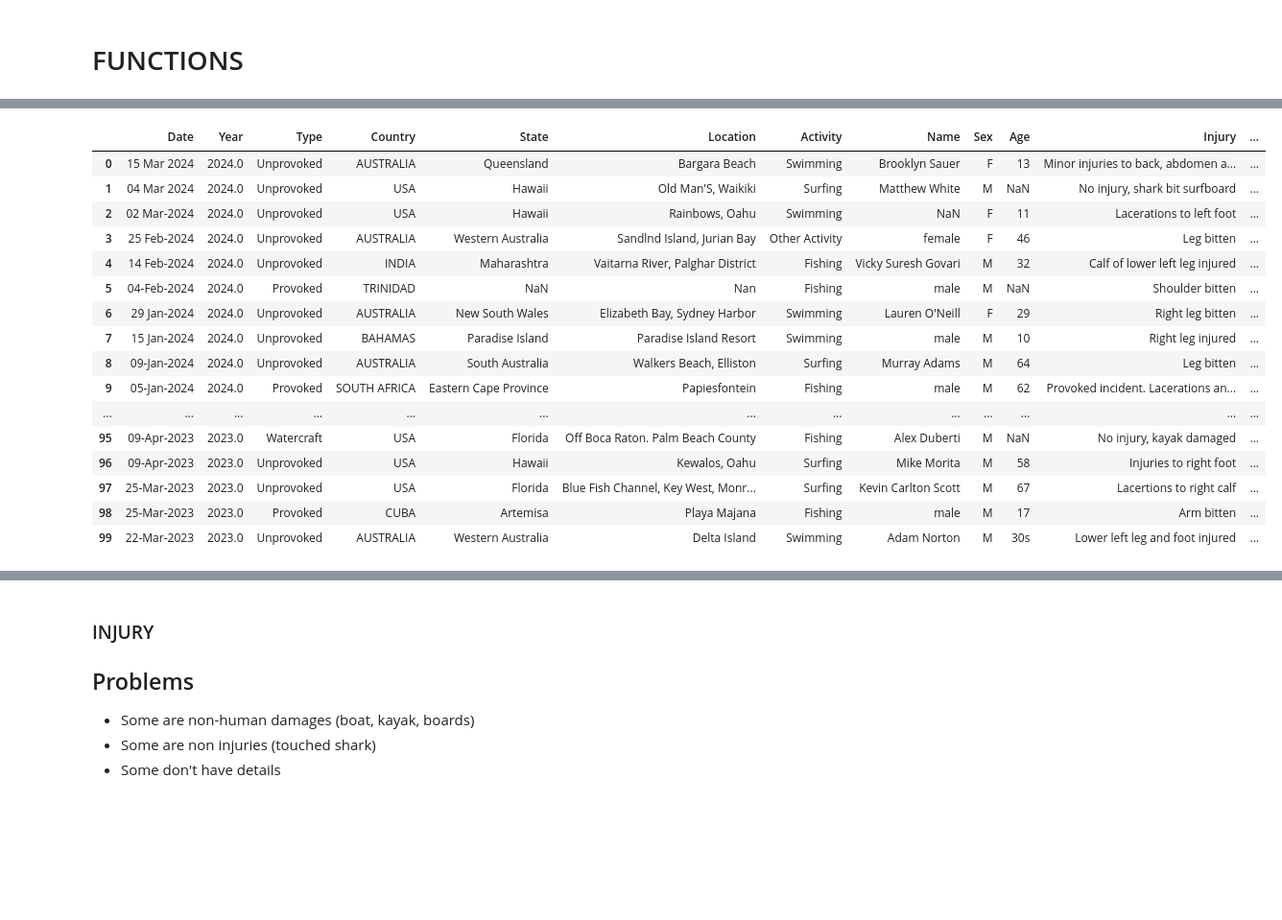
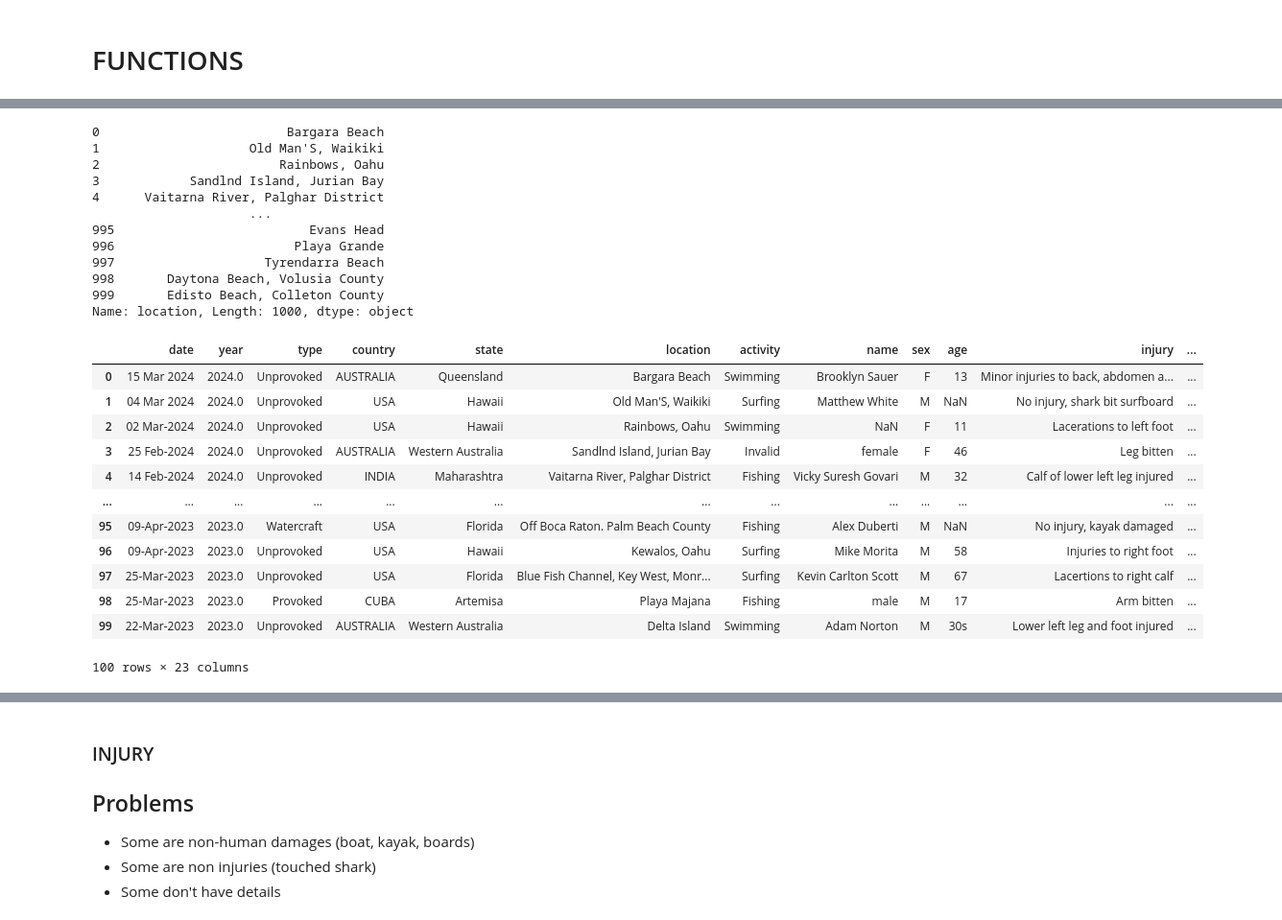
Before and after one commit to JimiHenning/Shark-Quest, a Jupyter notebook: main.ipynb, the cells around one changed output, grey strips where cells are left out. Shown at 96% size. Drawn from its saved outputs; the diff is of its cells as text; code cells hidden in the pictures; blank space fills up the shorter version.

```diff
--- a/main.ipynb
+++ b/main.ipynb
@@ -112,8 +159,12 @@ shark_attacks """
+# %%
+#Remove duplicates
+#Drop perfect duplicates
+shark_attacks.drop_duplicates(keep=False, inplace=True)
 # %% [markdown]
 # FUNCTIONS
 # %%
-#Hennings functions
-    #Merge categories : (*categories to be merged, target) - Henning
+# Hennings functions
+# Merge categories : (*categories to be merged, target) - Henning
 
 
 def merge_values(row, arg1, *args):
@@ -123,6 +174,13 @@ def merge_values(row, arg1, *args):
         return row
 
 
-shark_df["Type"] = shark_df["Type"].apply(lambda x: merge_values(x, "Invalid", "Questionable", "Unconfirmed", "?",'Unverified','Under investigation'))
-shark_df["Type"] = shark_df["Type"].apply(lambda x: merge_values(x, "Provoked", " Provoked"))
-shark_df["Type"] = shark_df["Type"].apply(lambda x: merge_values(x, "Watercraft", "Boat"))
+shark_attacks['type'].unique()
+
+shark_attacks['type'] = shark_attacks['type'].apply(merge_values, args=(
+    "Invalid", "Questionable", "Unconfirmed", "?", 'Unverified', 'Under investigation'))
+shark_attacks['type'] = shark_attacks['type'].apply(
+    merge_values, args=("Provoked", " Provoked"))
+shark_attacks['type'] = shark_attacks['type'].apply(
+    merge_values, args=("Watercraft", "Boat"))
+
+shark_attacks['type'].unique()
@@ -129,10 +190,12 @@ shark_df["Type"] = shark_df["Type"].apply(lambda x: merge_values(x, "Watercraft"
 # %%
-#Linh functions
-    #Strip function : strips spaces - Linh
+# Linh functions
+# Strip function : strips spaces - Linh
 def strip_func(df):
     for col in df.columns:
-        df[col] = df[col].apply(lambda x: x.strip() if isinstance(x, str) else x)
+        df[col] = df[col].apply(
+            lambda x: x.strip() if isinstance(x, str) else x)
     return df
 
+
 df_cleaned = strip_func(shark_attacks)
-df_cleaned.head(1000)
+df_cleaned.head(100)
@@ -139,5 +216,6 @@ df_cleaned.head(1000)
 # %%
-df_cleaned['Location'] = df_cleaned['Location'].astype(str)
+df_cleaned['location'] = df_cleaned['location'].astype(str)
+
 
 def clean_data(location):
     location = re.sub(r'\d{1,2}º[NS],\s*\d{1,3}º[EW]', '', location)
@@ -145,46 +223,58 @@ def clean_data(location):
     location = re.sub(r'\s+', ' ', location)
     return location.title()
 
-df_cleaned['Location'] = df_cleaned['Location'].apply(clean_data)
-df_cleaned['Location'].head(1000)
+
+df_cleaned['location'] = df_cleaned['location'].apply(clean_data)
+df_cleaned['location'].head(1000)
+# %% [output]
+0                         Bargara Beach
+1                    Old Man'S, Waikiki
+2                        Rainbows, Oahu
+3            Sandlnd Island, Jurian Bay
+4      Vaitarna River, Palghar District
+                     ...
+995                          Evans Head
+996                        Playa Grande
+997                    Tyrendarra Beach
+998       Daytona Beach, Volusia County
+999       Edisto Beach, Colleton County
+Name: location, Length: 1000, dtype: object
 # %%
 categories = [
     (r"swimming|wading", "Swimming"),
     (r"surf|boogie boarding|paddle|foil", "Surfing"),
     (r"fish|fishing|spearfish|kayak", "Fishing"),
     (r"diving|scuba|freediving|snorkel", "Diving"),
     (r"sit|stand", "Passive"),
 ]
+
 
 def categorize_activity(activity):
     if pd.isna(activity):
         return "Invalid"
 
     activity = activity.lower()
 
     for pattern, label in categories:
         if re.search(pattern, activity):
             return label
 
     return "Other Activity"
 
-df_cleaned['Activity'] = df_cleaned['Activity'].apply(categorize_activity)
+
+df_cleaned['activity'] = df_cleaned['activity'].apply(categorize_activity)
 df_cleaned.head(100)
 # %% [output]
-|  | Date | Year | Type | Country | State | Location | Activity | Name | Sex | Age | Injury | ... |
+|  | date | year | type | country | state | location | activity | name | sex | age | injury | ... |
 | 0 | 15 Mar 2024 | 2024.0 | Unprovoked | AUSTRALIA | Queensland | Bargara Beach | Swimming | Brooklyn Sauer | F | 13 | Minor injuries to back, abdomen a... | ... |
 | 1 | 04 Mar 2024 | 2024.0 | Unprovoked | USA | Hawaii | Old Man'S, Waikiki | Surfing | Matthew White | M | NaN | No injury, shark bit surfboard | ... |
 | 2 | 02 Mar-2024 | 2024.0 | Unprovoked | USA | Hawaii | Rainbows, Oahu | Swimming | NaN | F | 11 | Lacerations to left foot | ... |
-| 3 | 25 Feb-2024 | 2024.0 | Unprovoked | AUSTRALIA | Western Australia | Sandlnd Island, Jurian Bay | Other Activity | female | F | 46 | Leg bitten | ... |
+| 3 | 25 Feb-2024 | 2024.0 | Unprovoked | AUSTRALIA | Western Australia | Sandlnd Island, Jurian Bay | Invalid | female | F | 46 | Leg bitten | ... |
 | 4 | 14 Feb-2024 | 2024.0 | Unprovoked | INDIA | Maharashtra | Vaitarna River, Palghar District | Fishing | Vicky Suresh Govari | M | 32 | Calf of lower left leg injured | ... |
-| 5 | 04-Feb-2024 | 2024.0 | Provoked | TRINIDAD | NaN | Nan | Fishing | male | M | NaN | Shoulder bitten | ... |
-| 6 | 29 Jan-2024 | 2024.0 | Unprovoked | AUSTRALIA | New South Wales | Elizabeth Bay, Sydney Harbor | Swimming | Lauren O'Neill | F | 29 | Right leg bitten | ... |
-| 7 | 15 Jan-2024 | 2024.0 | Unprovoked | BAHAMAS | Paradise Island | Paradise Island Resort | Swimming | male | M | 10 | Right leg injured | ... |
-| 8 | 09-Jan-2024 | 2024.0 | Unprovoked | AUSTRALIA | South Australia | Walkers Beach, Elliston | Surfing | Murray Adams | M | 64 | Leg bitten | ... |
-| 9 | 05-Jan-2024 | 2024.0 | Provoked | SOUTH AFRICA | Eastern Cape Province | Papiesfontein | Fishing | male | M | 62 | Provoked incident. Lacerations an... | ... |
 | ... | ... | ... | ... | ... | ... | ... | ... | ... | ... | ... | ... | ... |
 | 95 | 09-Apr-2023 | 2023.0 | Watercraft | USA | Florida | Off Boca Raton. Palm Beach County | Fishing | Alex Duberti | M | NaN | No injury, kayak damaged | ... |
 | 96 | 09-Apr-2023 | 2023.0 | Unprovoked | USA | Hawaii | Kewalos, Oahu | Surfing | Mike Morita | M | 58 | Injuries to right foot | ... |
 | 97 | 25-Mar-2023 | 2023.0 | Unprovoked | USA | Florida | Blue Fish Channel, Key West, Monr... | Surfing | Kevin Carlton Scott | M | 67 | Lacertions to right calf | ... |
 | 98 | 25-Mar-2023 | 2023.0 | Provoked | CUBA | Artemisa | Playa Majana | Fishing | male | M | 17 | Arm bitten | ... |
 | 99 | 22-Mar-2023 | 2023.0 | Unprovoked | AUSTRALIA | Western Australia | Delta Island | Swimming | Adam Norton | M | 30s | Lower left leg and foot injured | ... |
+100 rows × 23 columns
```
Also changed, not shown: parts of 24 cells of this notebook.
